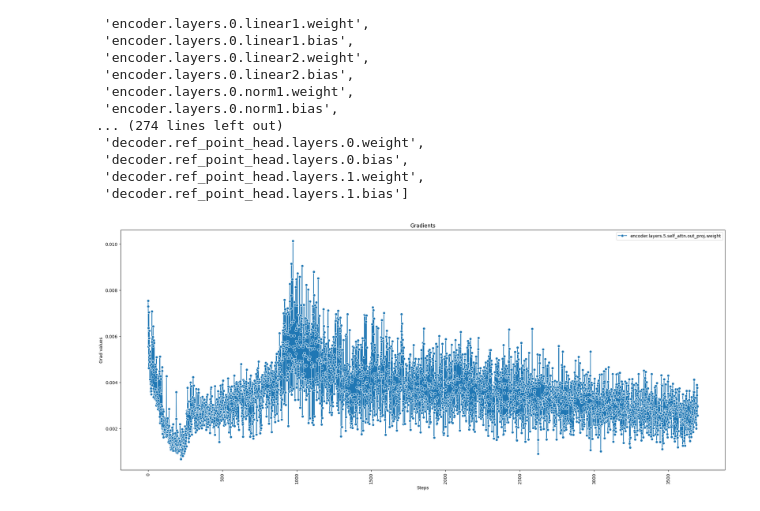
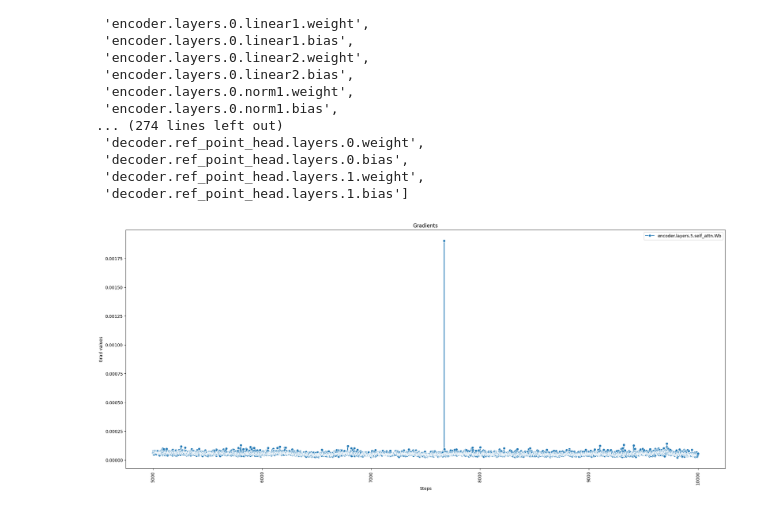
Before and after one commit to FarjadAhmed/detr_custom_dcmha, a Jupyter notebook: plot_grads.ipynb, the cells around one changed output. Cells and saved outputs as stored; diff of their text form; code cells hidden in the pictures.

```diff
--- a/plot_grads.ipynb
+++ b/plot_grads.ipynb
@@ -3,5 +3,5 @@ import pandas as pd
 import seaborn as sns
 import matplotlib.pyplot as plt
 # %%
-df1 =  pd.read_csv('/media/homes/farjad/repos/temp_repos/pair_dcmha/withDCMHA.csv')
-df2 =  pd.read_csv('/media/homes/farjad/repos/temp_repos/pair_dcmha/withoutDCMHA.csv')
+df1 =  pd.read_csv('/media/homes/farjad/repos/detr_custom_dcmha/branched_first_trial_copy/first_half.csv')
+df2=  pd.read_csv('/media/homes/farjad/repos/detr_custom_dcmha/branched_first_trial_copy/second_half.csv')
@@ -65,18 +68,18 @@ list(df2.columns)
  'decoder.ref_point_head.layers.1.weight',
  'decoder.ref_point_head.layers.1.bias']
 # %%
-col = 'encoder.layers.5.self_attn.out_proj.weight'
-# col = 'encoder.layers.5.self_attn.out_proj.weight'
+# col = 'encoder.layers.5.self_attn.W_q12'
+col = 'encoder.layers.5.self_attn.Wb'
 # col = 'encoder.layers.2.self_attn.attn._pre_compose_params.k1'
 
 plt.figure(figsize=(25, 10))
 sns.lineplot(x='Step', y=col, data=df2, label=col, marker='o')
 # sns.lineplot(x='time', y='incremental_cac', data=stuff_t, label='Use obs True', marker='o')
 plt.xlabel('Steps')
 plt.ylabel('Grad values')
 plt.title('Gradients')
 plt.legend()
 plt.xticks(rotation=90)
 plt.show()
 # %% [output]
-[figure, old version]
+[figure, new version]
```
Also changed, not shown: parts of 3 cells of this notebook, 2 other files.
